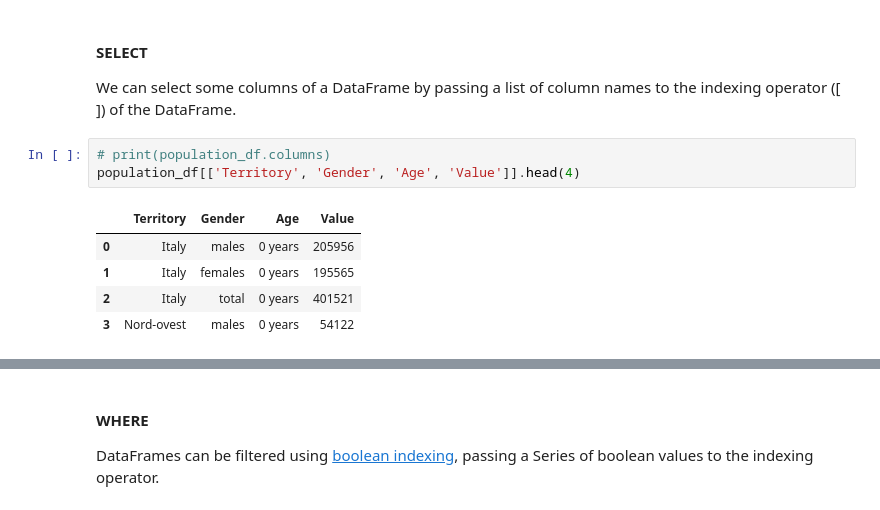
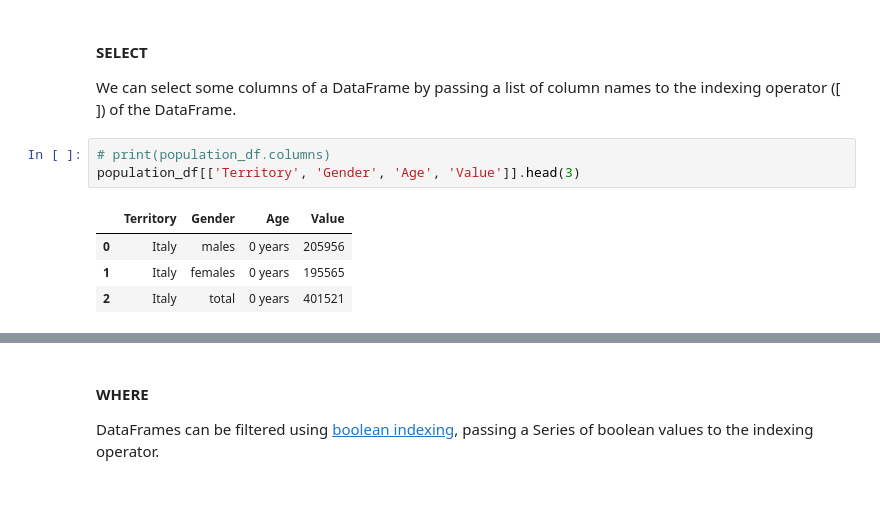
Before and after one commit to GiorgioBar/pandas, a Jupyter notebook: notebooks/SQL_like_queries_using_Pandas.ipynb, the cells around one changed output, grey strips where cells are left out. Cells and saved outputs as stored; diff of their text form.

```diff
--- a/notebooks/SQL_like_queries_using_Pandas.ipynb
+++ b/notebooks/SQL_like_queries_using_Pandas.ipynb
@@ -92,10 +90,9 @@ area_df.head()
 We can select some columns of a DataFrame by passing a list of column names to the indexing operator ([ ]) of the DataFrame.
 # %%
 # print(population_df.columns)
-population_df[['Territory', 'Gender', 'Age', 'Value']].head(4)
+population_df[['Territory', 'Gender', 'Age', 'Value']].head(3)
 # %% [output]
 |  | Territory | Gender | Age | Value |
 | 0 | Italy | males | 0 years | 205956 |
 | 1 | Italy | females | 0 years | 195565 |
 | 2 | Italy | total | 0 years | 401521 |
-| 3 | Nord-ovest | males | 0 years | 54122 |
```
Also changed, not shown: parts of 13 cells of this notebook.
